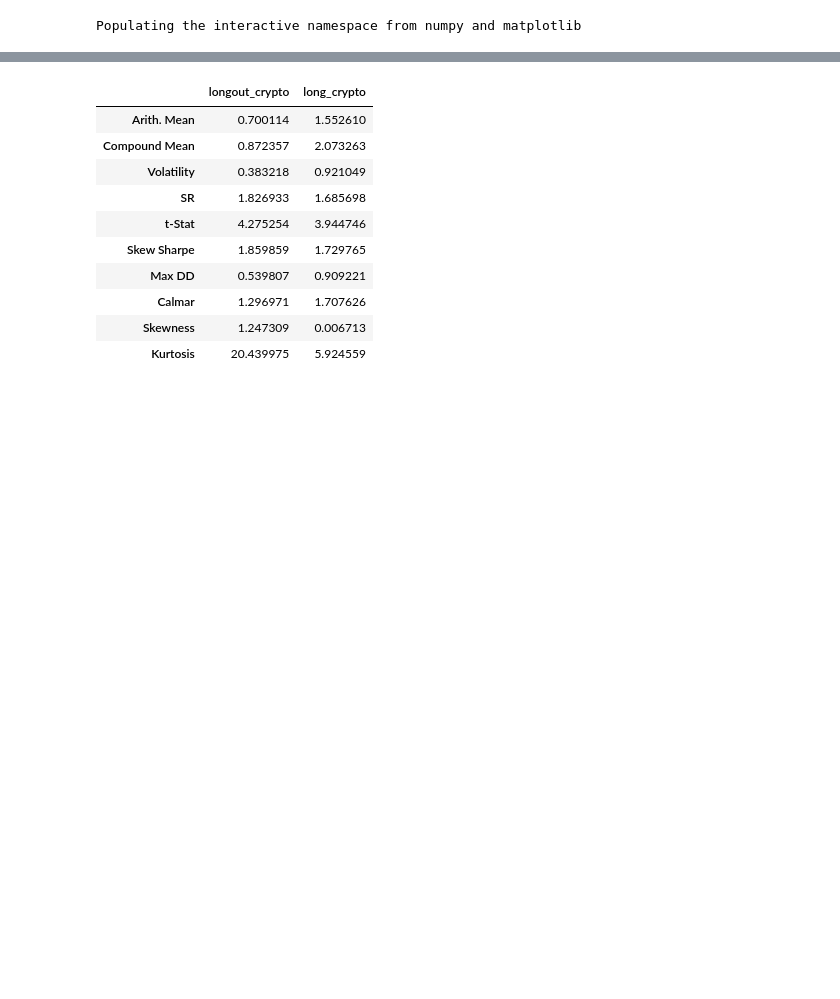
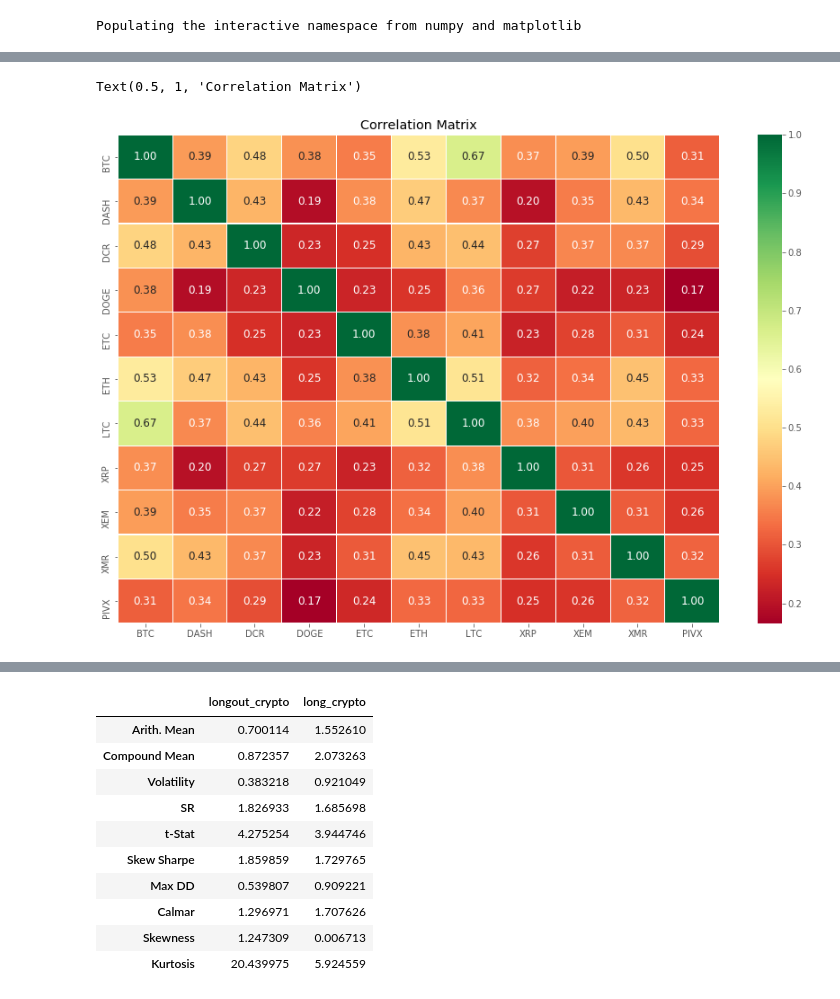
Before and after one commit to sheikhsadik/ProjectNotebooks, a Jupyter notebook: Cryptocurrency Analysis/crypto.ipynb, the cells around one changed output, grey strips where cells are left out. Cells and saved outputs as stored; diff of their text form; code cells hidden in the pictures; blank space fills up the shorter version.

```diff
--- a/Cryptocurrency Analysis/crypto.ipynb
+++ b/Cryptocurrency Analysis/crypto.ipynb
@@ -294,0 +168,8 @@ hurst_df = (crypto_rets+1).cumprod().apply(np.log).rolling(63).apply(sh.get_hurs
+# %%
+sns.heatmap(crypto_rets.corr(),
+            cmap='RdYlGn', annot=True, fmt='0.2f', annot_kws={"size": 12},
+            linewidths = 0.1, linecolor='white')
+plt.title('Correlation Matrix')
+# %% [output]
+Text(0.5, 1, 'Correlation Matrix')
+[figure, added]
```
Also changed, not shown: parts of 15 cells of this notebook.
